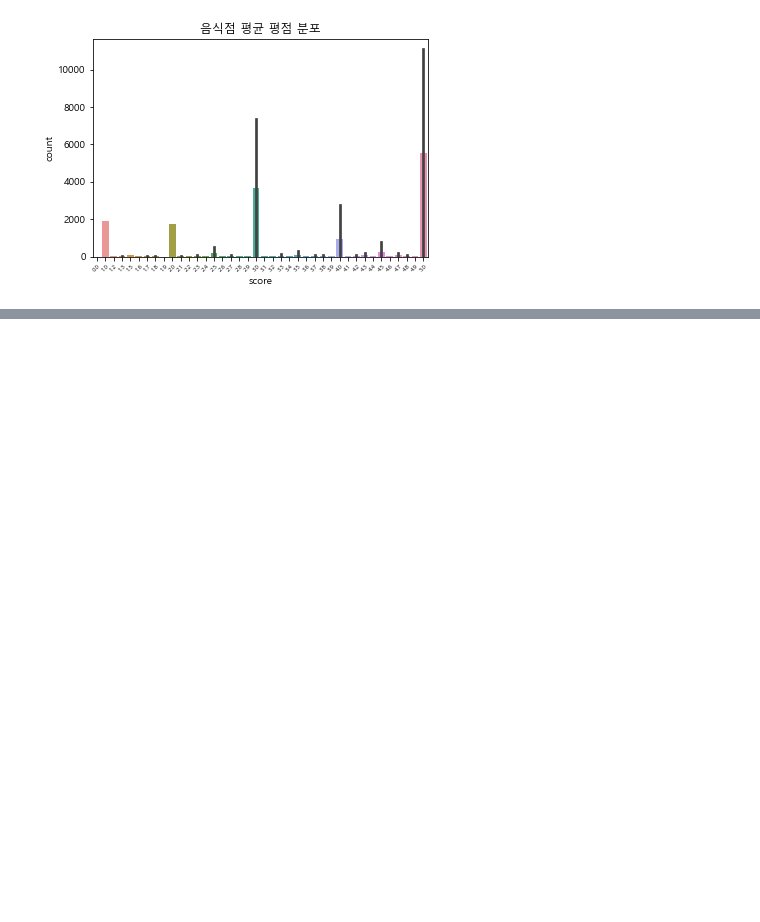
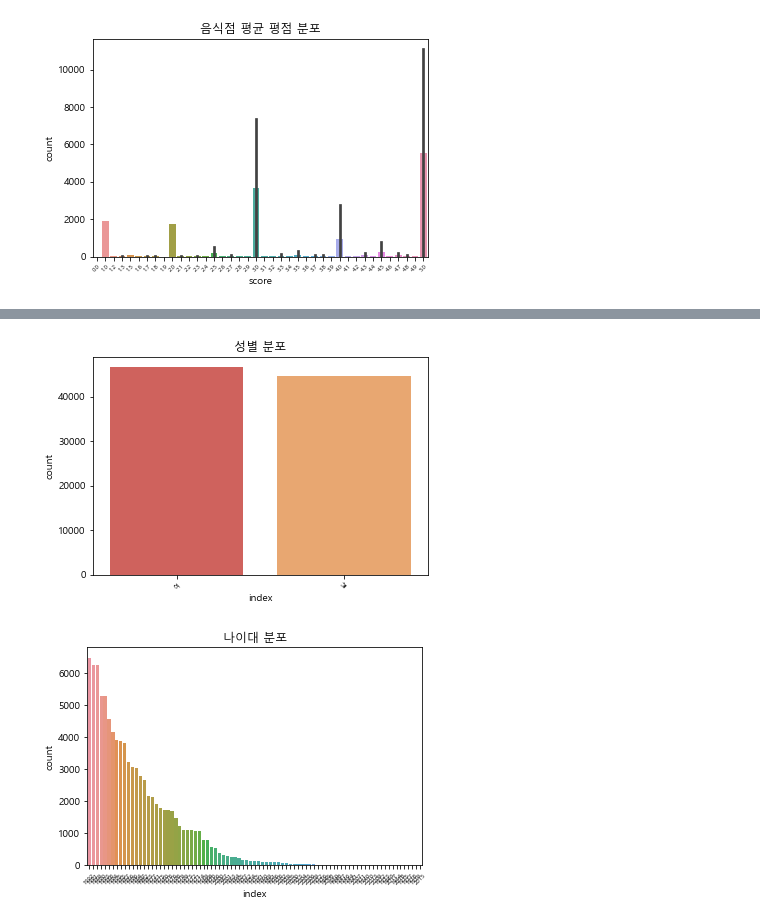
Before and after one commit to jongik96/fishingWebApplication, a Jupyter notebook: sub1/visualize.ipynb, the cells around one changed output, grey strips where cells are left out. Drawn from its saved outputs; the diff is of its cells as text; code cells hidden in the pictures; blank space fills up the shorter version.

```diff
--- a/sub1/visualize.ipynb
+++ b/sub1/visualize.ipynb
@@ -123,0 +147,34 @@ plt.show()
+# %%
+"""
+Req. 1-3-3 전체 유저의 리뷰 개수 분포를 그래프로 나타냅니다.
+"""
+user_info=dataframes['users']
+
+# user 성별로 그룹화
+gender_info=user_info["gender"].value_counts()
+
+# user 나이대로 그룹화
+age_info=user_info["age"].value_counts()
+
+# 데이터프레임으로 만들기
+df = pd.DataFrame(gender_info)
+df['index']=df.index
+df.columns = ['count', 'index']
+
+age_df = pd.DataFrame(age_info)
+age_df['index']=age_df.index
+age_df.columns = ['count', 'index']
+
+# 그래프로 나타냅니다
+chart = sns.barplot(x="index", y="count", data=df)
+chart.set_xticklabels(chart.get_xticklabels(), rotation=45)
+plt.title("성별 분포")
+plt.show()
+
+chart = sns.barplot(x="index", y="count", data=age_df)
+chart.set_xticklabels(chart.get_xticklabels(), rotation=45)
+plt.title("나이대 분포")
+plt.show()
+# %% [output]
+[figure, added]
+[figure, added]
```
Also changed, not shown: parts of 4 cells of this notebook.
